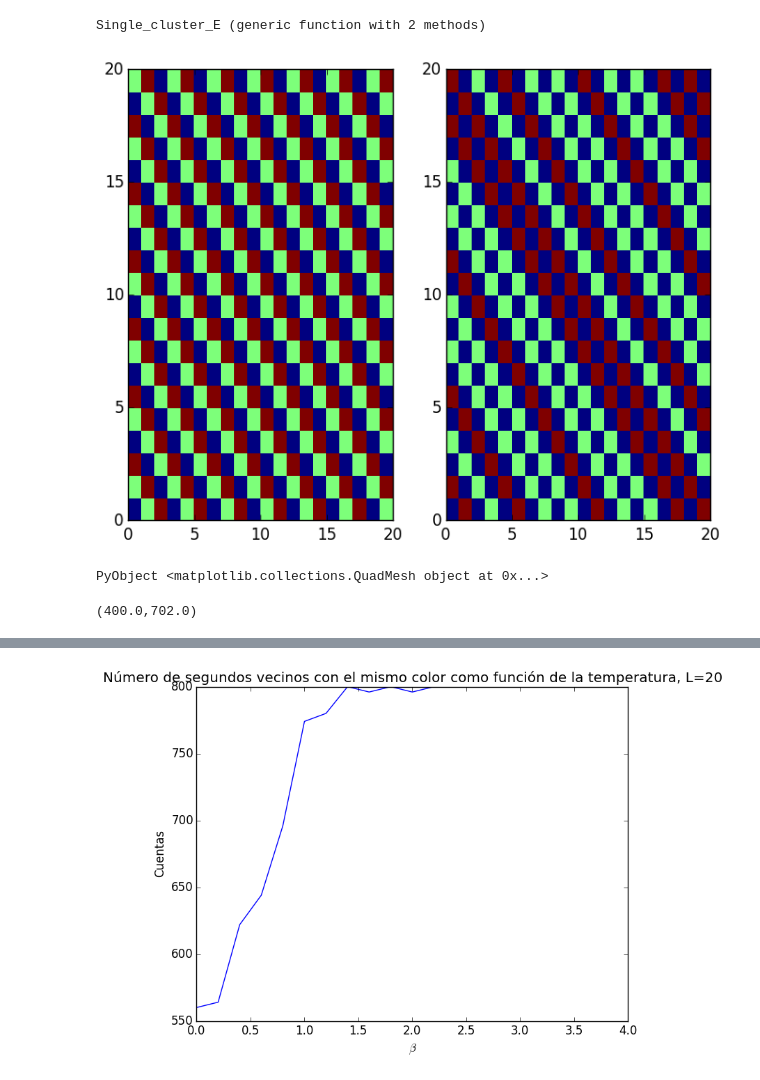
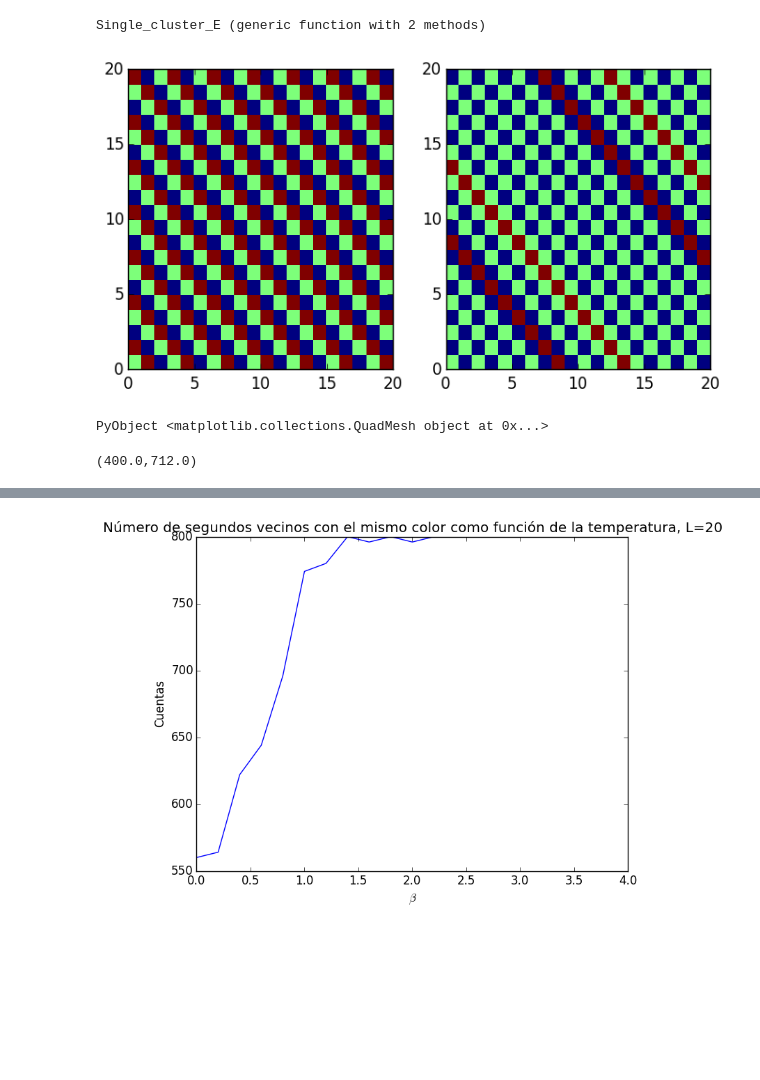
Before and after one commit to jorgeerrz/Hielo, a Jupyter notebook: Proyecto final.ipynb, the cells around one changed output, grey strips where cells are left out. Drawn from its saved outputs; the diff is of its cells as text; code cells hidden in the pictures; blank space fills up the shorter version.

```diff
--- a/Proyecto final.ipynb
+++ b/Proyecto final.ipynb
@@ -311,7 +290,8 @@ end
 # %% [output]
 contador_segundos (generic function with 1 method)
 # %%
-function Single_cluster_E(β,arreglo::Array{Float64,2},ϵ=1.0)
+function Single_cluster_E(β,arreglo_or::Array{Float64,2},ϵ=1.0)
+    arreglo=copy(arreglo_or)
     L2=length(arreglo[1,:])
     L1=length(arreglo[:,1])
     red_bool=trues(L1,L2)
@@ -402,24 +382,24 @@ Single_cluster_E (generic function with 2 methods)
 # %%
 inicial_s=conf_i(20,20)
 old=copy(inicial_s)
 for t in 1:10
     new=Single_cluster_E(1000.0,old)
     new,old=old,new
 end
-figure(figsize=[8,6])
+figure(figsize=[8,4])
 subplot(1,2,1)
 #figure(figsize=[3,3])
 pcolormesh(inicial_s)
 
 subplot(1,2,2)
 pcolormesh(old)
 # %% [output]
-[figure, old version]
+[figure, new version]
 PyObject <matplotlib.collections.QuadMesh object at 0x...>
 # %%
-contador_segundos(inicial),contador_segundos(old)
+contador_segundos(inicial_s),contador_segundos(old)
 # %% [output]
-(400.0,702.0)
+(400.0,712.0)
 # %%
 old=conf_i(20,20)
 betas=[i*0.2 for i in 0:20]
```
Also changed, not shown: parts of 35 cells of this notebook.
